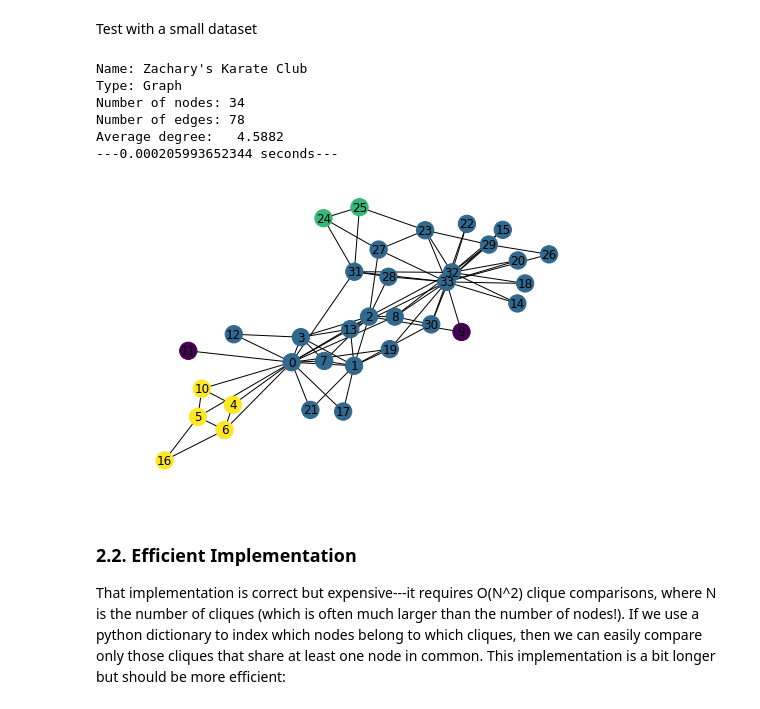
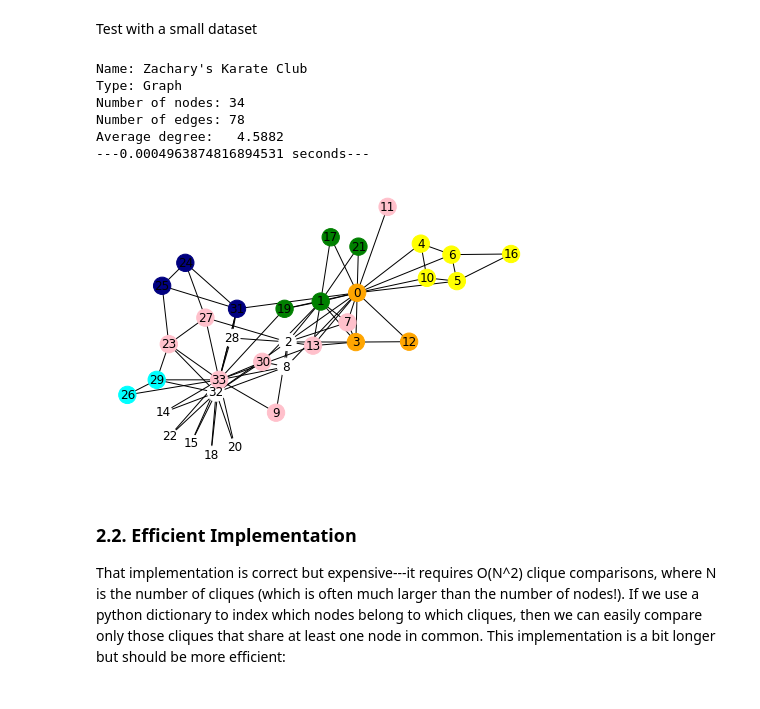
Before and after one commit to Eyefreeze/Lab-8, a Jupyter notebook: community_questions.ipynb, the cells around one changed output. Cells and saved outputs as stored; diff of their text form; code cells hidden in the pictures.

```diff
--- a/community_questions.ipynb
+++ b/community_questions.ipynb
@@ -54,12 +55,18 @@ def get_percolated_cliques(G, k):
     perc_graph = nx.Graph()
 
     # TODO: find cliques of the graph
-    cliques = ...
+    cliques = []
+    total = nx.find_cliques(G)
+    for clique in total:
+        if len(clique) == k:
+            cliques.append(frozenset(clique))
+
     perc_graph.add_nodes_from(cliques)
 
     # TODO: Add an edge in the clique graph for each pair of cliques that percolate
     for c1, c2 in combinations(cliques, 2):
-        ...
+        if len(frozenset.intersection(c1, c2)) == k-1:
+            perc_graph.add_edge(c1, c2)
 
     for component in nx.connected_components(perc_graph):
         yield(frozenset.union(*component))
@@ -67,31 +74,32 @@ def get_percolated_cliques(G, k):
 Test with a small dataset
 # %%
 def partition(communities):
-    node2communities = dict()
-
-    # TODO: transform the community information to partition assignment for data visualization
-    ...
+    node2communities = [0] * len(G)
+    #TODO: transform the community information to partition assignment for data visualization
+    for hood in range(len(communities)):
+        for node in communities[hood]:
+            node2communities[node] = hood+1
     return node2communities
 
 G = nx.karate_club_graph()
 print(nx.info(G))
 
 import time
 start_time = time.time()
-communities = get_percolated_cliques(G,3)
+communities = list(get_percolated_cliques(G,3))
 print("---{0} seconds---".format(time.time() - start_time))
-part = partition(communities)
-values = [part.get(node,[-1])[0] for node in G.nodes()]
+colors = partition(communities)
+values = [['pink', 'green', 'yellow', 'white', 'orange', 'white', 'aqua', 'pink', 'navy'][c] for c in colors]
 
 nx.draw(G, node_color = values, with_labels=True)
 # %% [output]
 Name: Zachary's Karate Club
 Type: Graph
 Number of nodes: 34
 Number of edges: 78
 Average degree:   4.5882
----0.000205993652344 seconds---
+---0.0004963874816894531 seconds---
-[figure, old version]
+[figure, new version]
 # %% [markdown]
 ### 2.2. Efficient Implementation
 That implementation is correct but expensive---it requires O(N^2) clique comparisons, where N is the number of cliques (which is often much larger than the number of nodes!).  If we use a python dictionary to index which nodes belong to which cliques, then we can easily compare only those cliques that share at least one node in common.  This implementation is a bit longer but should be more efficient:
```
Also changed, not shown: parts of 3 cells of this notebook, 3 other files.
